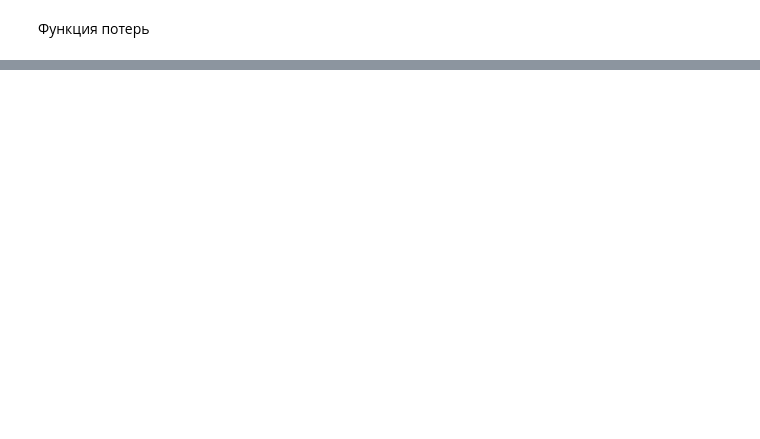
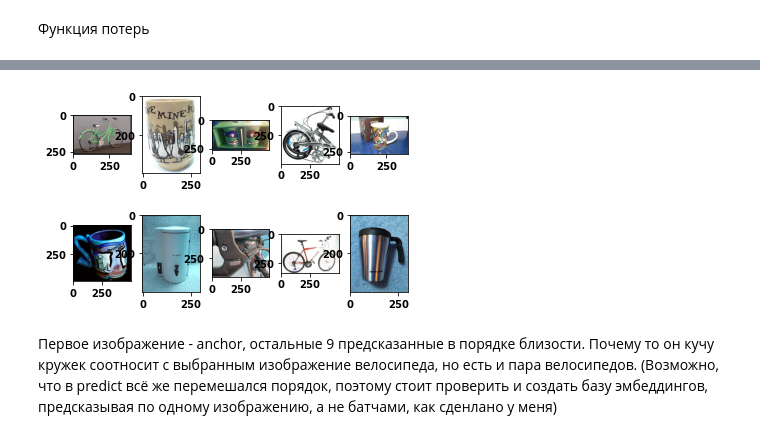
Before and after one commit to polololya/where2buyit, a Jupyter notebook: notebooks/HardTripletLoss.ipynb, the cells around one changed output, grey strips where cells are left out. Cells and saved outputs as stored; diff of their text form; code cells hidden in the pictures; blank space fills up the shorter version.

Commit message:
TripletLoss \ L2 distance changed

```diff
--- a/notebooks/HardTripletLoss.ipynb
+++ b/notebooks/HardTripletLoss.ipynb
@@ -218,0 +312,7 @@ embedding_model.fit(train, batch_size=64, validation_data=validation, epochs=1)
+# %%
+embeddings_diff = full_embeddings.iloc[:, :-1].values - target_embedding
+# %%
+df_distance = pd.DataFrame(data=np.sqrt(np.sum(np.square(embeddings_diff), axis=1)), columns=['Distance'])
+# %%
+df_distance['path'] = full_embeddings['path']
+df_distance.head()
@@ -218,0 +326,23 @@ embedding_model.fit(train, batch_size=64, validation_data=validation, epochs=1)
+# %%
+top_images = df_distance.sort_values(by='Distance').iloc[:9, -1].values
+# %%
+fig, ax = plt.subplots(2, 5)
+
+k = 0
+for i in range(2):
+    for j in range(5):
+        if k == 0:
+            image = cv2.imread(ANCHOR)
+            ax[0, 0].imshow(image)
+            k += 1
+            continue
+        image = cv2.imread(top_images[k - 1])
+        ax[i, j].imshow(image)
+        k += 1
+# %% [output]
+[figure, added]
+# %% [markdown]
+Первое изображение - anchor, остальные 9 предсказанные в порядке близости. Почему то он кучу кружек соотносит с
+выбранным изображение велосипеда, но есть и пара велосипедов. (Возможно, что в predict всё же перемешался порядок,
+поэтому стоит проверить и создать базу эмбеддингов, предсказывая по одному изображению, а не батчами, как сденлано
+у меня)
```
Also changed, not shown: parts of 16 cells of this notebook.
